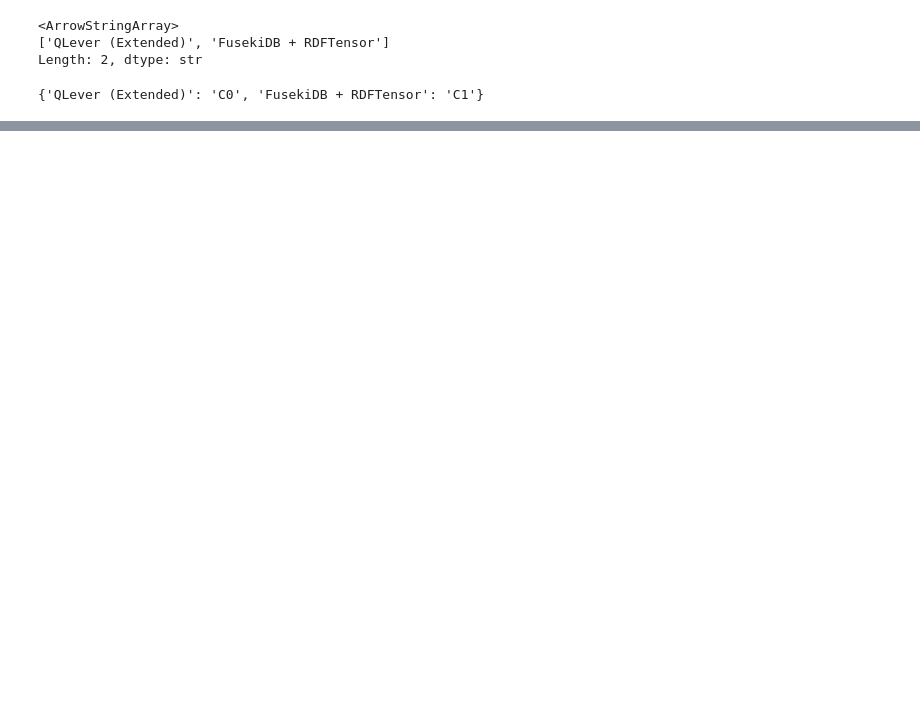
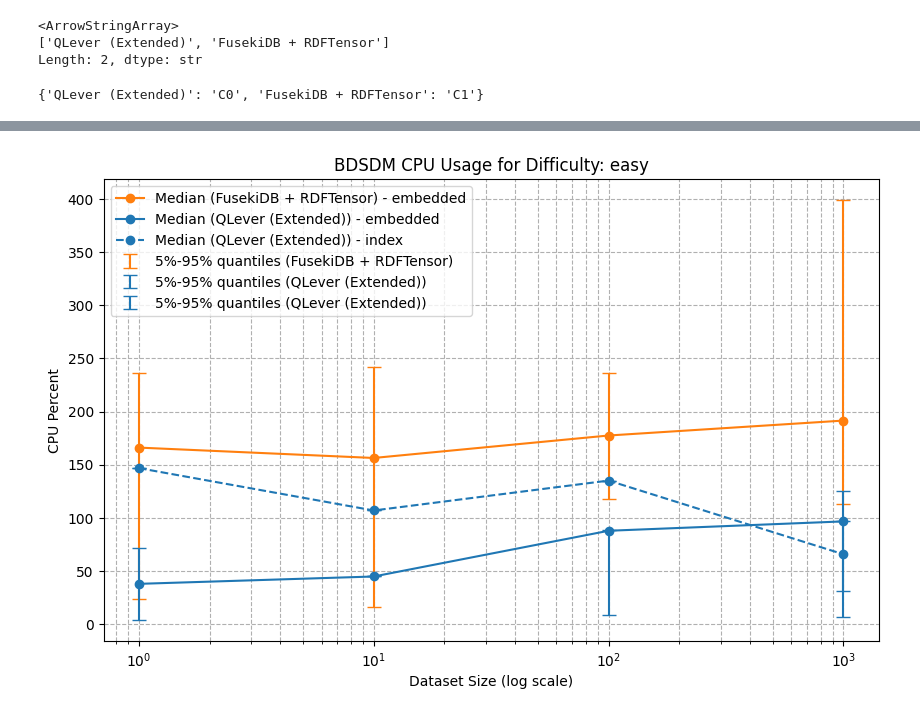
Before and after one commit to Dakantz/Dense-KG-Vector-DB, a Jupyter notebook: benchmarks/run_bdsdm_timings.ipynb, the cells around one changed output, grey strips where cells are left out. Drawn from its saved outputs; the diff is of its cells as text; code cells hidden in the pictures; blank space fills up the shorter version.

```diff
--- a/benchmarks/run_bdsdm_timings.ipynb
+++ b/benchmarks/run_bdsdm_timings.ipynb
@@ -485,0 +602,23 @@ plt.show()
+# %%
+stats_df["cpu_percent"] = stats_df["cpu_percent"].astype(float)
+stats_df["mem_usage_mb"] = stats_df["mem_usage"].astype(float) / (1024 * 1024)  # in MiB
+# %%
+# plot the stats for the same runs, e.g. number of triples scanned, number of candidates, etc.
+
+
+fig, axes = plt.subplots(len(difficulties), 1, figsize=(10, 6 * len(difficulties)))
+for i, difficulty in enumerate(difficulties):
+    ax = axes[i] if len(difficulties) > 1 else axes
+    # set the subtitle to the difficulty
+
+    plot_timings(ax, stats_df, engines, difficulty, relevant_measure="cpu_percent")
+    ax.set_xscale("log")
+    ax.set_xlabel("Dataset Size (log scale)")
+    ax.set_ylabel("CPU Percent")
+    ax.set_title(f"BDSDM CPU Usage for Difficulty: {difficulty}")
+    ax.legend()
+    ax.grid(True, which="both", ls="--")
+plt.savefig("./scratch/bdsdm_cpu_usage.png")
+plt.show()
+# %% [output]
+[figure, added]
```
Also changed, not shown: parts of 11 cells of this notebook, 1 other file.
